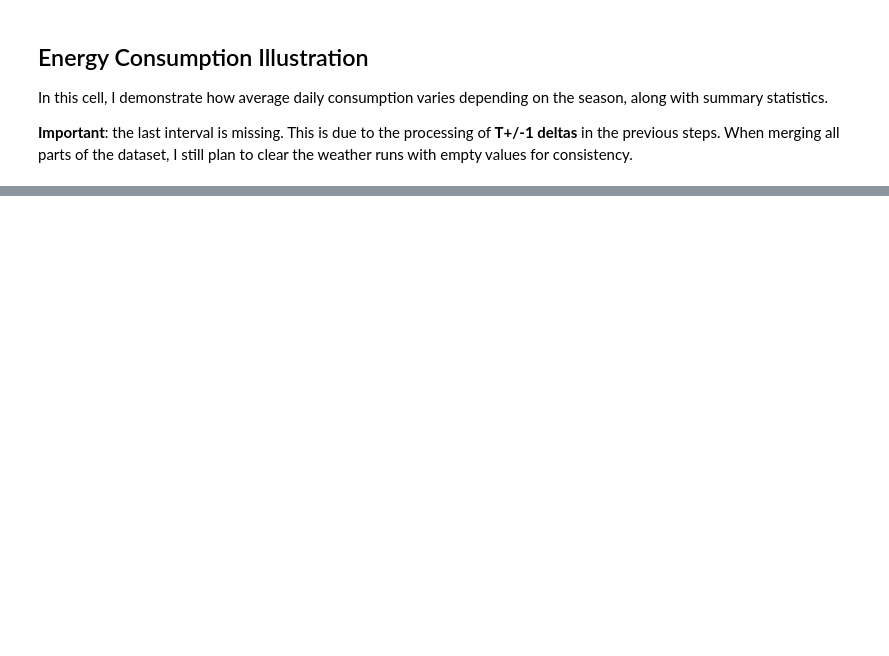
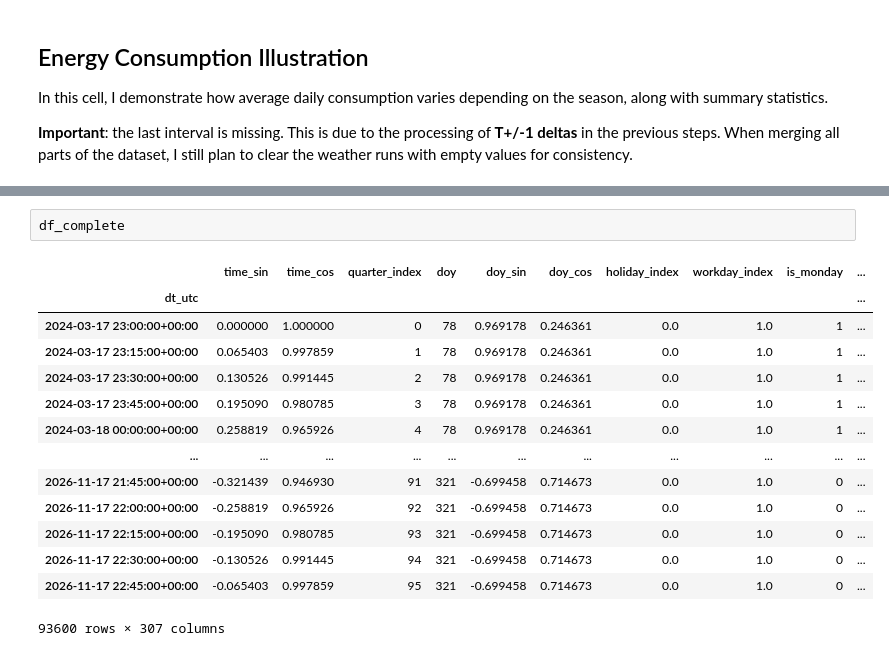
Before and after one commit to anatolii-me/DE-DayAhead-PowerForecast, a Jupyter notebook: notebooks/research_load_model/1_data_preparation.ipynb, the cells around one changed output, grey strips where cells are left out. Cells and saved outputs as stored; diff of their text form; blank space fills up the shorter version.

```diff
--- a/notebooks/research_load_model/1_data_preparation.ipynb
+++ b/notebooks/research_load_model/1_data_preparation.ipynb
@@ -1100,0 +1262,17 @@ display(yearly.rename(columns={
+# %%
+df_complete
+# %% [output]
+|  | time_sin | time_cos | quarter_index | doy | doy_sin | doy_cos | holiday_index | workday_index | is_monday | ... |
+| dt_utc |  |  |  |  |  |  |  |  |  | ... |
+| 2024-03-17 23:00:00+00:00 | 0.000000 | 1.000000 | 0 | 78 | 0.969178 | 0.246361 | 0.0 | 1.0 | 1 | ... |
+| 2024-03-17 23:15:00+00:00 | 0.065403 | 0.997859 | 1 | 78 | 0.969178 | 0.246361 | 0.0 | 1.0 | 1 | ... |
+| 2024-03-17 23:30:00+00:00 | 0.130526 | 0.991445 | 2 | 78 | 0.969178 | 0.246361 | 0.0 | 1.0 | 1 | ... |
+| 2024-03-17 23:45:00+00:00 | 0.195090 | 0.980785 | 3 | 78 | 0.969178 | 0.246361 | 0.0 | 1.0 | 1 | ... |
+| 2024-03-18 00:00:00+00:00 | 0.258819 | 0.965926 | 4 | 78 | 0.969178 | 0.246361 | 0.0 | 1.0 | 1 | ... |
+| ... | ... | ... | ... | ... | ... | ... | ... | ... | ... | ... |
+| 2026-11-17 21:45:00+00:00 | -0.321439 | 0.946930 | 91 | 321 | -0.699458 | 0.714673 | 0.0 | 1.0 | 0 | ... |
+| 2026-11-17 22:00:00+00:00 | -0.258819 | 0.965926 | 92 | 321 | -0.699458 | 0.714673 | 0.0 | 1.0 | 0 | ... |
+| 2026-11-17 22:15:00+00:00 | -0.195090 | 0.980785 | 93 | 321 | -0.699458 | 0.714673 | 0.0 | 1.0 | 0 | ... |
+| 2026-11-17 22:30:00+00:00 | -0.130526 | 0.991445 | 94 | 321 | -0.699458 | 0.714673 | 0.0 | 1.0 | 0 | ... |
+| 2026-11-17 22:45:00+00:00 | -0.065403 | 0.997859 | 95 | 321 | -0.699458 | 0.714673 | 0.0 | 1.0 | 0 | ... |
+93600 rows × 307 columns
```
Also changed, not shown: parts of 12 cells of this notebook.
